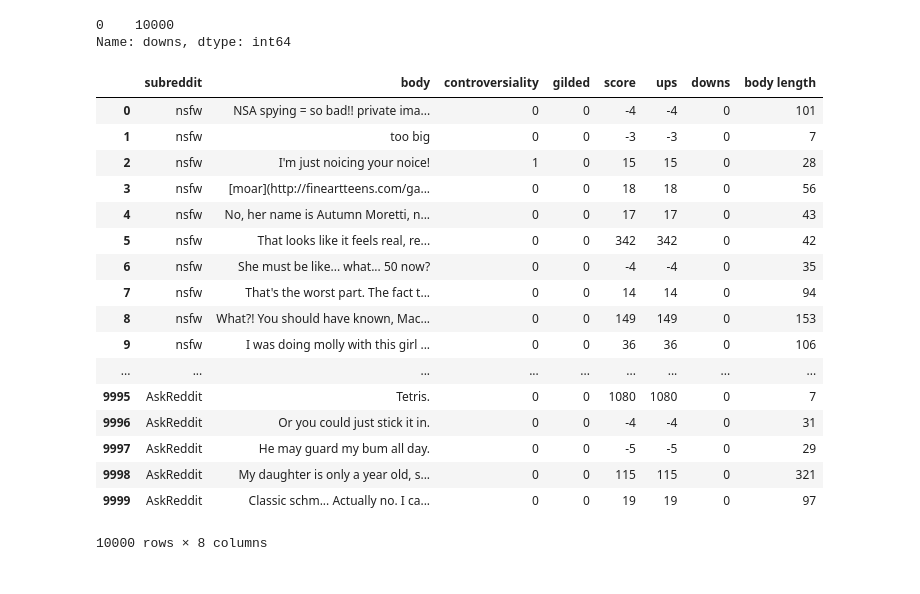
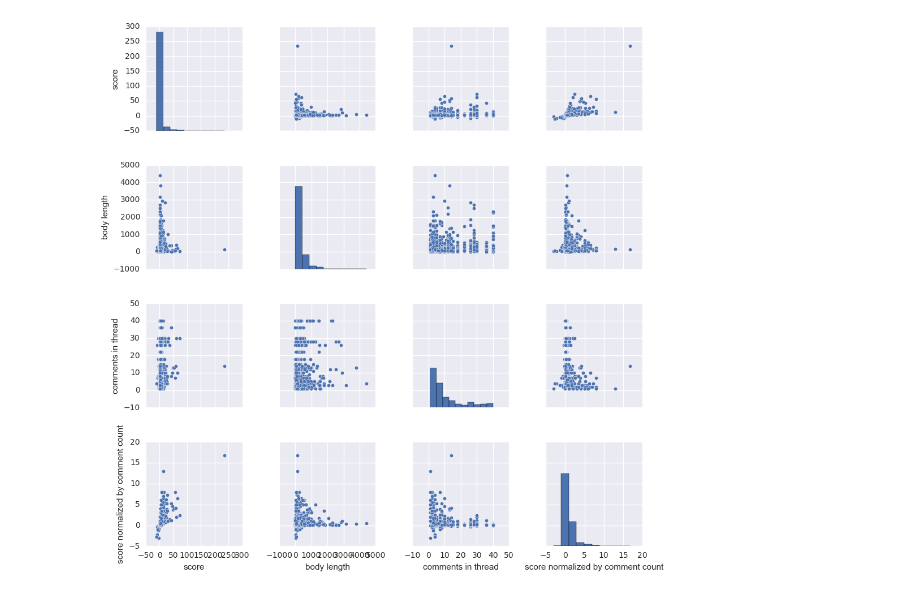
Before and after one commit to mohsseha/DSI-BOS-students, a Jupyter notebook: ntmitchell/week_11/Reddit group project EDA.ipynb, the cells around one changed output. Saved outputs shown, nothing was run; the diff lists cells and outputs as text; code cells hidden in the pictures.

```diff
--- a/ntmitchell/week_11/Reddit group project EDA.ipynb
+++ b/ntmitchell/week_11/Reddit group project EDA.ipynb
@@ -78 +106,6 @@ plt.show()
+# %%
+sns.pairplot(sample_data)
+plt.show()
+# %% [output]
+[figure, added]
 # %%
@@ -85,26 +112,0 @@ sample_data["body length"] = sample_data["body"].apply(lambda x: len(x))
-# %%
-sample_data["downs"].value_counts()
-# %% [output]
-0    10000
-Name: downs, dtype: int64
-# %%
-sample_data
-# %% [output]
-|  | subreddit | body | controversiality | gilded | score | ups | downs | body length |
-| 0 | nsfw | NSA spying = so bad!! private ima... | 0 | 0 | -4 | -4 | 0 | 101 |
-| 1 | nsfw | too big | 0 | 0 | -3 | -3 | 0 | 7 |
-| 2 | nsfw | I'm just noicing your noice! | 1 | 0 | 15 | 15 | 0 | 28 |
-| 3 | nsfw | [moar](http://fineartteens.com/ga... | 0 | 0 | 18 | 18 | 0 | 56 |
-| 4 | nsfw | No, her name is Autumn Moretti, n... | 0 | 0 | 17 | 17 | 0 | 43 |
-| 5 | nsfw | That looks like it feels real, re... | 0 | 0 | 342 | 342 | 0 | 42 |
-| 6 | nsfw | She must be like... what... 50 now? | 0 | 0 | -4 | -4 | 0 | 35 |
-| 7 | nsfw | That's the worst part. The fact t... | 0 | 0 | 14 | 14 | 0 | 94 |
-| 8 | nsfw | What?! You should have known, Mac... | 0 | 0 | 149 | 149 | 0 | 153 |
-| 9 | nsfw | I was doing molly with this girl ... | 0 | 0 | 36 | 36 | 0 | 106 |
-| ... | ... | ... | ... | ... | ... | ... | ... | ... |
-| 9995 | AskReddit | Tetris. | 0 | 0 | 1080 | 1080 | 0 | 7 |
-| 9996 | AskReddit | Or you could just stick it in. | 0 | 0 | -4 | -4 | 0 | 31 |
-| 9997 | AskReddit | He may guard my bum all day. | 0 | 0 | -5 | -5 | 0 | 29 |
-| 9998 | AskReddit | My daughter is only a year old, s... | 0 | 0 | 115 | 115 | 0 | 321 |
-| 9999 | AskReddit | Classic schm... Actually no. I ca... | 0 | 0 | 19 | 19 | 0 | 97 |
-10000 rows × 8 columns
```
Also changed, not shown: parts of 13 cells of this notebook, 1 other file.
